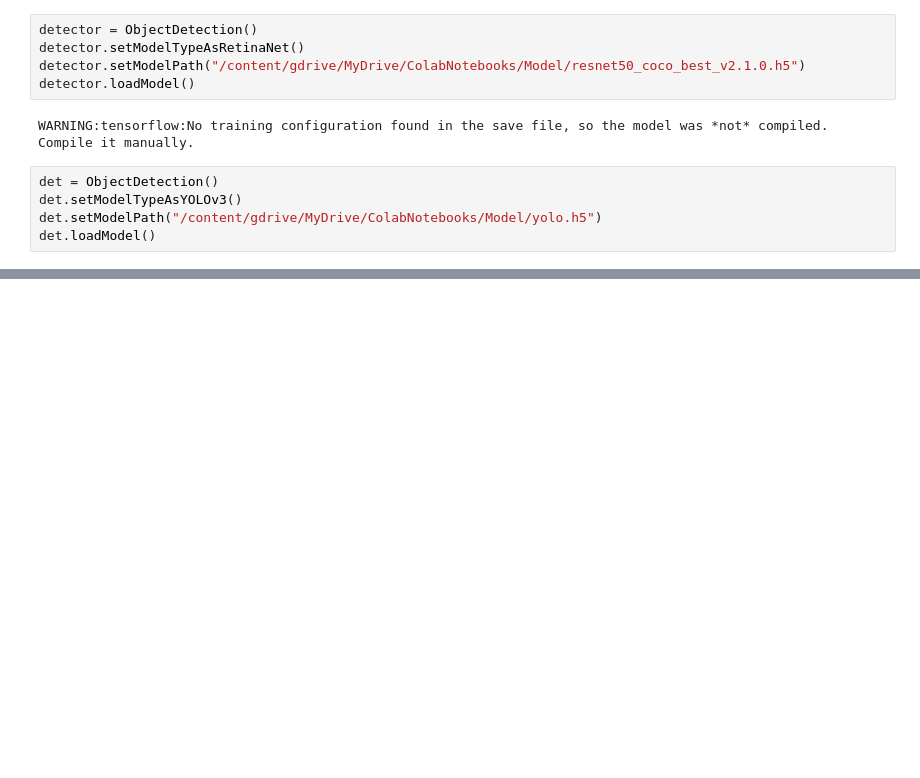
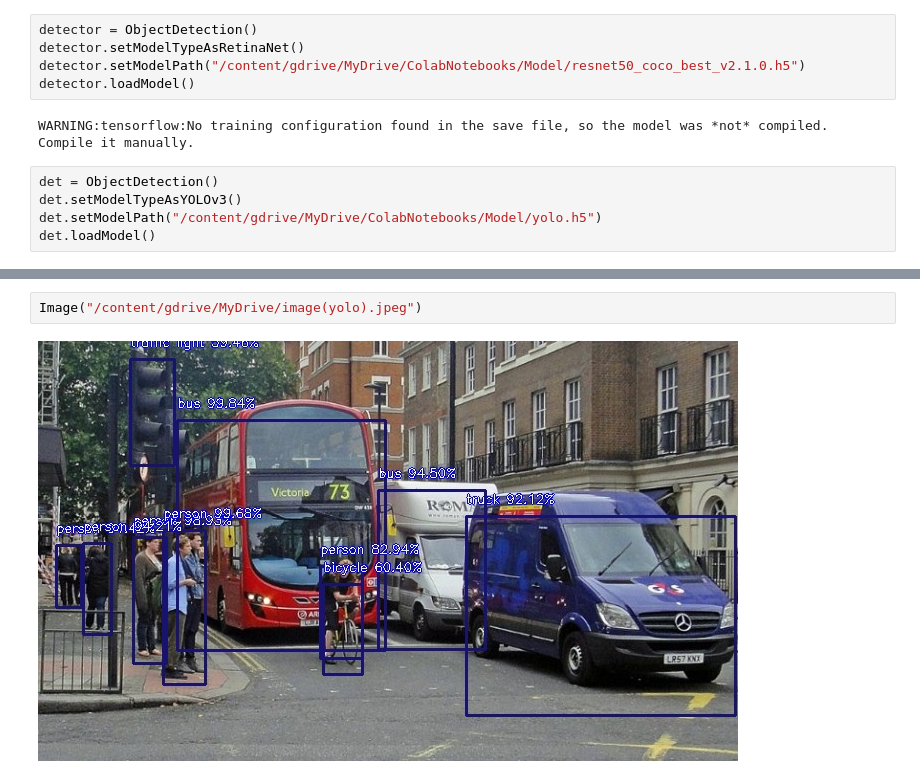
Before and after one commit to vladimirlabynko/CV_TEST, a Jupyter notebook: Images.ipynb, the cells around one changed output, grey strips where cells are left out. Saved outputs shown, nothing was run; the diff lists cells and outputs as text; blank space fills up the shorter version.

```diff
--- a/Images.ipynb
+++ b/Images.ipynb
@@ -75,0 +93,4 @@ det.loadModel()
+# %%
+Image("/content/gdrive/MyDrive/image(yolo).jpeg")
+# %% [output]
+[figure, added]
```
Also changed, not shown: parts of 10 cells of this notebook.
